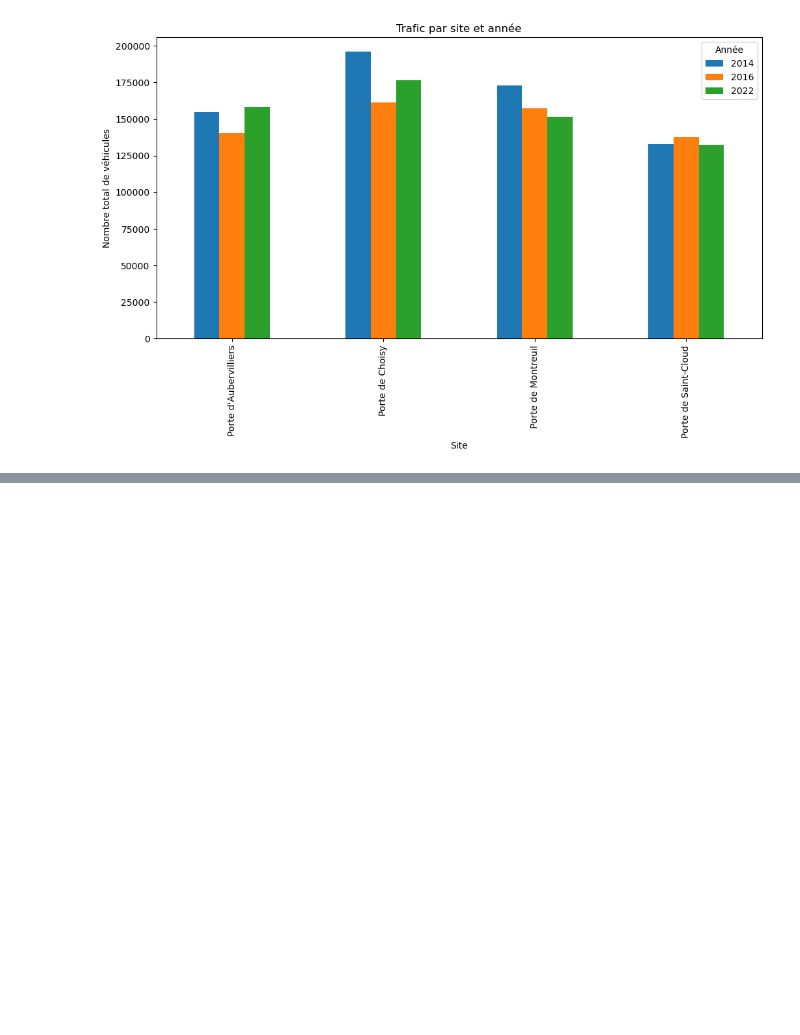
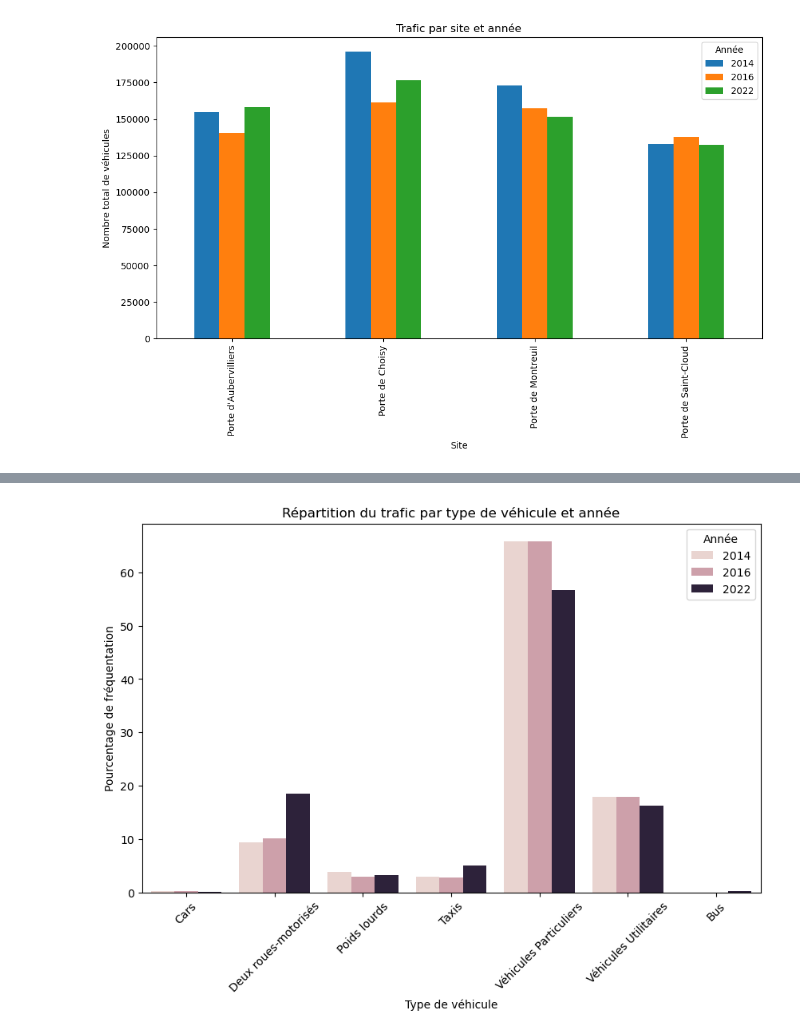
Before and after one commit to qgaillar/Design-Project, a Jupyter notebook: Analyse_type_vehicule_periph/compo_trafic.ipynb, the cells around one changed output, grey strips where cells are left out. Cells and saved outputs as stored; diff of their text form; code cells hidden in the pictures; blank space fills up the shorter version.

```diff
--- a/Analyse_type_vehicule_periph/compo_trafic.ipynb
+++ b/Analyse_type_vehicule_periph/compo_trafic.ipynb
@@ -64,0 +112,15 @@ plt.show()
+# %%
+# 7. Diagramme en barres du pourcentage de fréquentation par type de véhicule et année
+df_totals = df.groupby(["année", "catégories de véhicules"]) ["données"].sum().reset_index()
+df_totals["Pourcentage"] = df_totals.groupby("année")["données"].transform(lambda x: 100 * x / x.sum())
+
+plt.figure(figsize=(10, 6))
+sns.barplot(data=df_totals, x="catégories de véhicules", y="Pourcentage", hue="année")
+plt.xticks(rotation=45)
+plt.ylabel("Pourcentage de fréquentation")
+plt.xlabel("Type de véhicule")
+plt.title("Répartition du trafic par type de véhicule et année")
+plt.legend(title="Année")
+plt.show()
+# %% [output]
+[figure, added]
```
Also changed, not shown: parts of 8 cells of this notebook.
